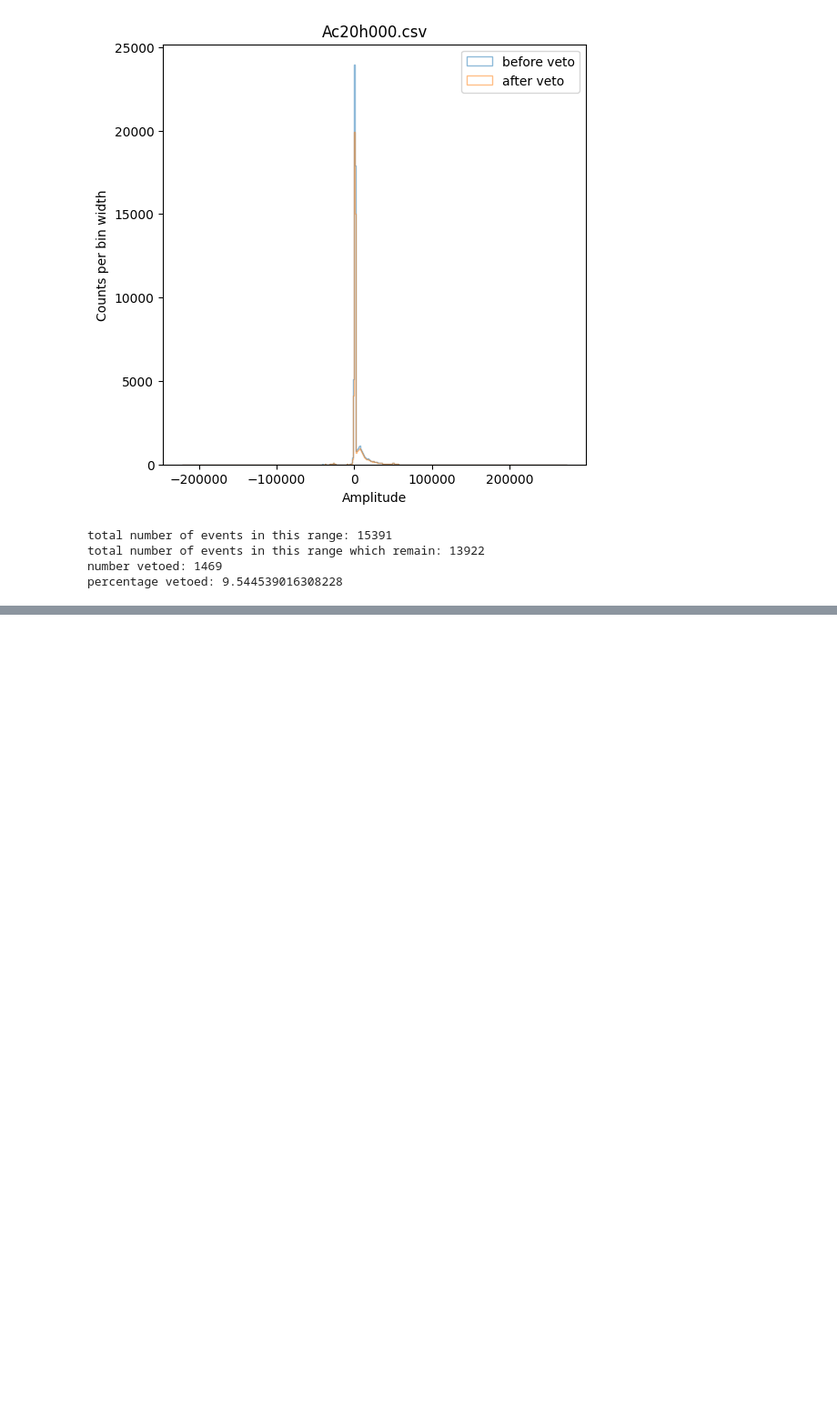
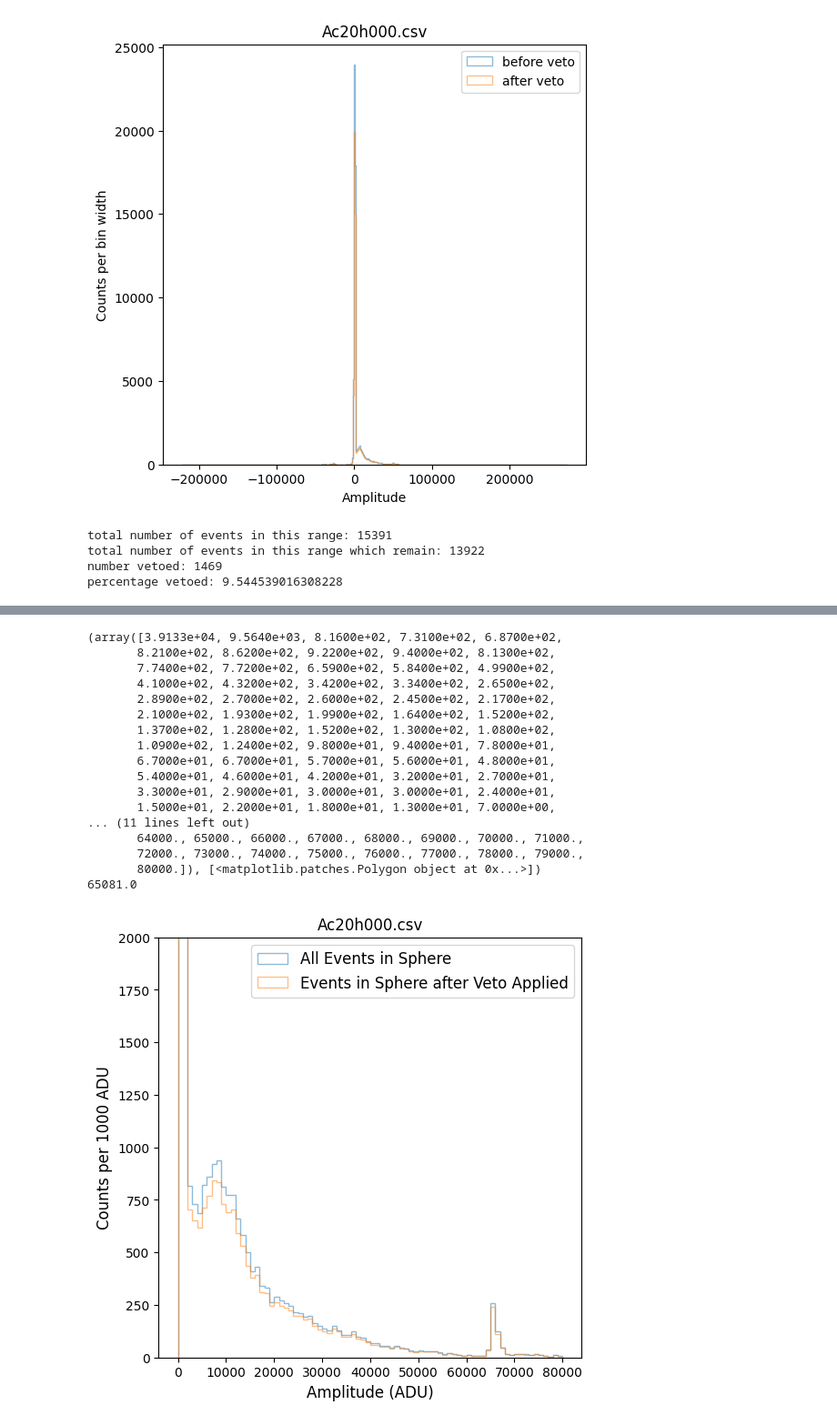
Before and after one commit to hhuckvale/DMProject, a Jupyter notebook: Sphere_and_Simulations/Finding_Coincident_Events.ipynb, the cells around one changed output, grey strips where cells are left out. Shown at 91% size. Saved outputs shown, nothing was run; the diff lists cells and outputs as text; code cells hidden in the pictures; blank space fills up the shorter version.

```diff
--- a/Sphere_and_Simulations/Finding_Coincident_Events.ipynb
+++ b/Sphere_and_Simulations/Finding_Coincident_Events.ipynb
@@ -229,0 +238,41 @@ plt.legend()
+# %%
+#nice figure
+bins = np.arange(0, 80001, 1000)  # 1000 ADU bin width
+
+before = len(event_df[(event_df['pos_summed_amplitude'].abs() >= lower_amp) & (event_df['pos_summed_amplitude'].abs() <= upper_amp)])
+after = len(events_after_veto_df[(events_after_veto_df['pos_summed_amplitude'].abs() >= lower_amp) & (events_after_veto_df['pos_summed_amplitude'].abs() <= upper_amp)])
+percentage_vetoed = (1 - after / before) * 100
+
+plt.figure(figsize=(6,6))
+myhist=plt.hist(event_df['pos_summed_amplitude'], bins=bins, range=[0,80000], alpha = 0.5,label = 'All Events in Sphere',histtype='step')
+plt.hist(events_after_veto_df['pos_summed_amplitude'], bins=bins, range=[0,80000],alpha = 0.5, label = 'Events in Sphere after Veto Applied',histtype='step')
+#plt.xlim(0, 80000)
+plt.xlabel('Amplitude (ADU)', fontsize=12)
+plt.ylim(0, 2000)
+plt.ylabel('Counts per 1000 ADU', fontsize=12)
+plt.title(filename)
+#plt.text(0.1, 0.95,f'Events in sphere vetoed between {lower_amp}–{upper_amp} ADU: {percentage_vetoed:.2f}%',transform=plt.gca().transAxes,verticalalignment='top')
+plt.legend(fontsize=12)
+
+
+print(myhist)
+print(np.sum(myhist[0]))
+# %% [output]
+(array([3.9133e+04, 9.5640e+03, 8.1600e+02, 7.3100e+02, 6.8700e+02,
+       8.2100e+02, 8.6200e+02, 9.2200e+02, 9.4000e+02, 8.1300e+02,
+       7.7400e+02, 7.7200e+02, 6.5900e+02, 5.8400e+02, 4.9900e+02,
+       4.1000e+02, 4.3200e+02, 3.4200e+02, 3.3400e+02, 2.6500e+02,
+       2.8900e+02, 2.7000e+02, 2.6000e+02, 2.4500e+02, 2.1700e+02,
+       2.1000e+02, 1.9300e+02, 1.9900e+02, 1.6400e+02, 1.5200e+02,
+       1.3700e+02, 1.2800e+02, 1.5200e+02, 1.3000e+02, 1.0800e+02,
+       1.0900e+02, 1.2400e+02, 9.8000e+01, 9.4000e+01, 7.8000e+01,
+       6.7000e+01, 6.7000e+01, 5.7000e+01, 5.6000e+01, 4.8000e+01,
+       5.4000e+01, 4.6000e+01, 4.2000e+01, 3.2000e+01, 2.7000e+01,
+       3.3000e+01, 2.9000e+01, 3.0000e+01, 3.0000e+01, 2.4000e+01,
+       1.5000e+01, 2.2000e+01, 1.8000e+01, 1.3000e+01, 7.0000e+00,
+... (11 lines left out)
+       64000., 65000., 66000., 67000., 68000., 69000., 70000., 71000.,
+       72000., 73000., 74000., 75000., 76000., 77000., 78000., 79000.,
+       80000.]), [<matplotlib.patches.Polygon object at 0x...>])
+65081.0
+[figure, added]
```
Also changed, not shown: parts of 3 cells of this notebook, 16 other files.
